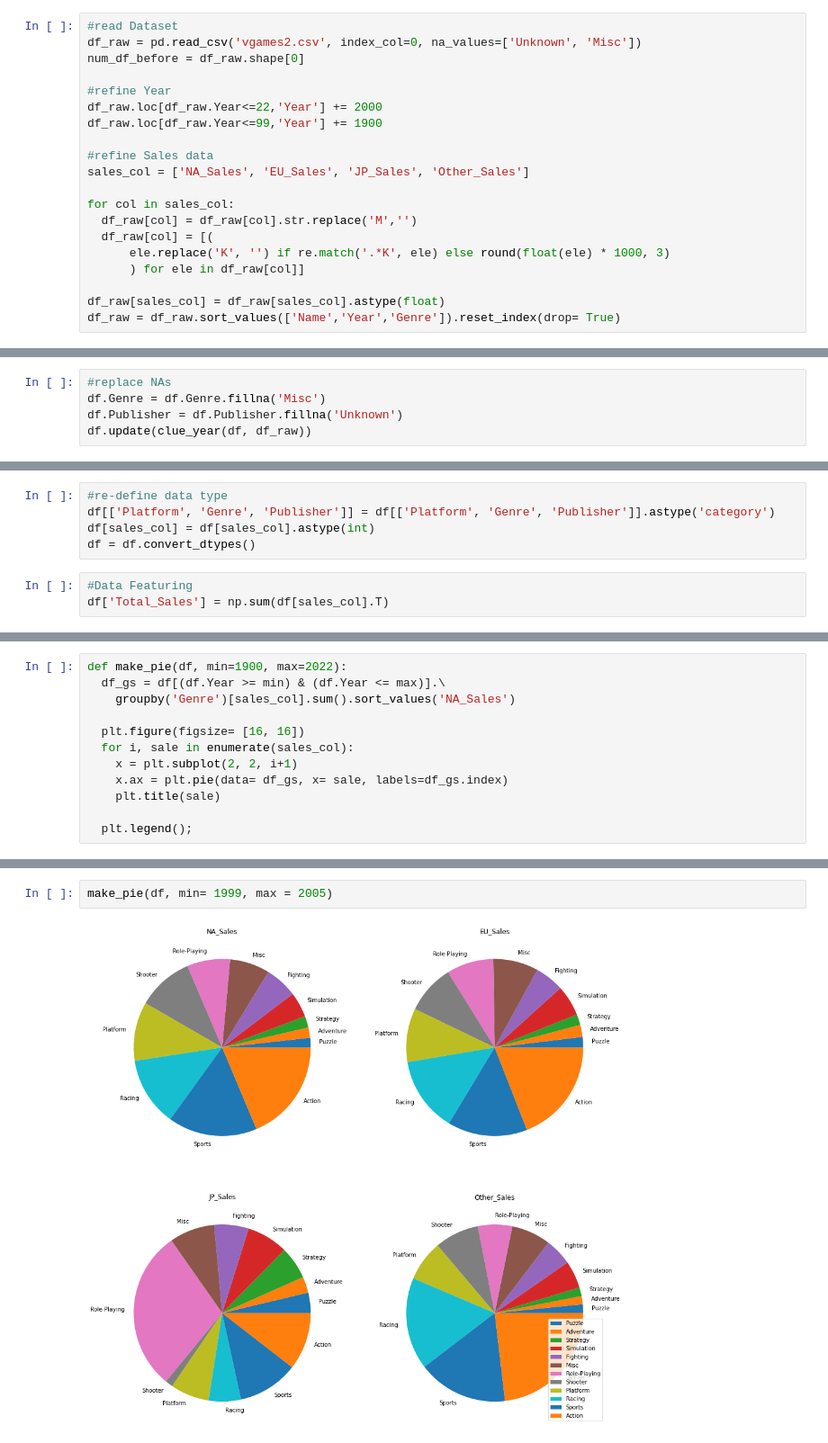
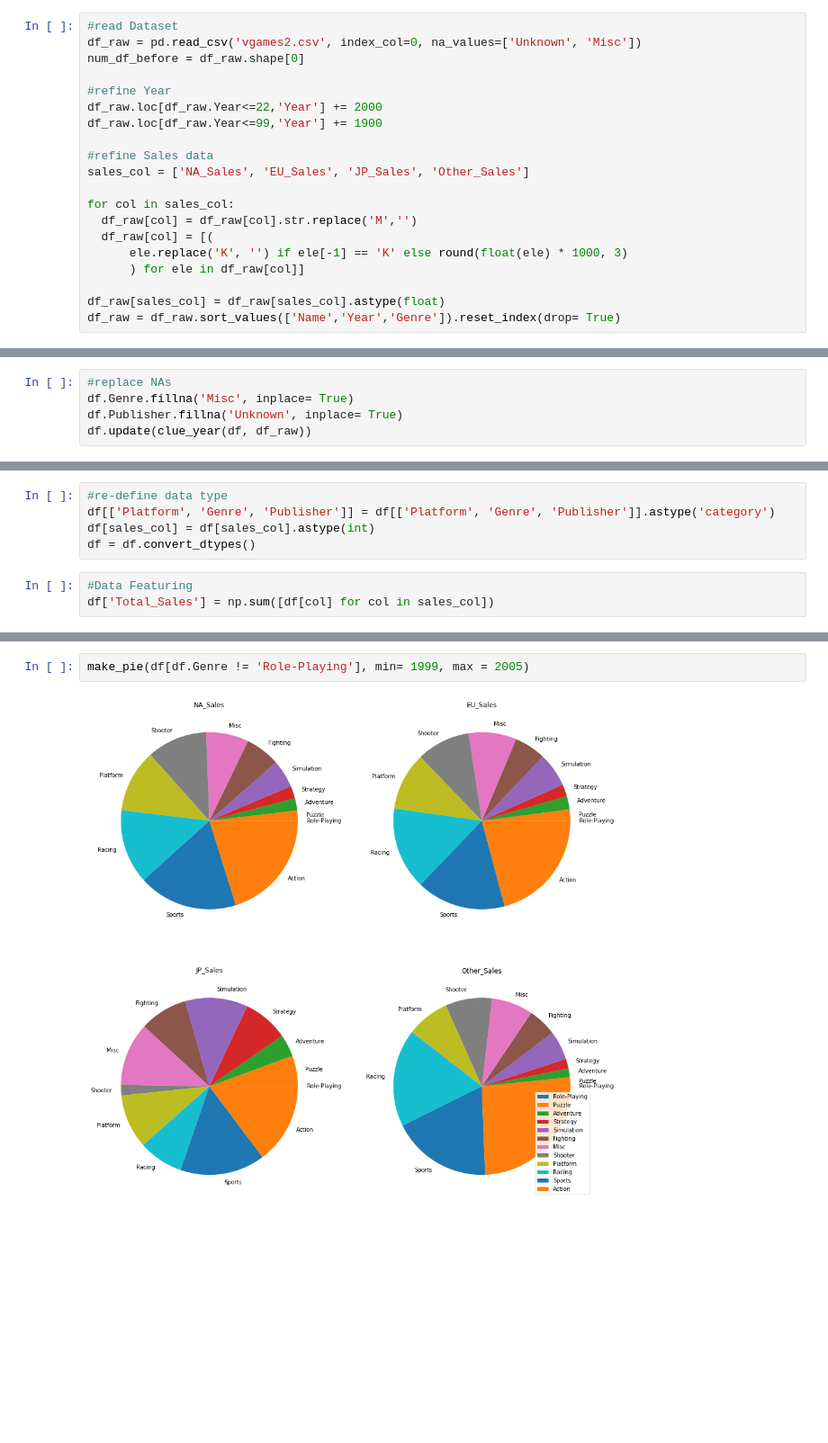
Before and after one commit to e080hsm/Section1_Project, a Jupyter notebook: ai14_n1xx_우성호.ipynb, the cells around one changed output, grey strips where cells are left out. Shown at 90% size. Cells and saved outputs as stored; diff of their text form; blank space fills up the shorter version.

```diff
--- a/ai14_n1xx_우성호.ipynb
+++ b/ai14_n1xx_우성호.ipynb
@@ -23,7 +24,7 @@ sales_col = ['NA_Sales', 'EU_Sales', 'JP_Sales', 'Other_Sales']
 for col in sales_col:
   df_raw[col] = df_raw[col].str.replace('M','')
   df_raw[col] = [(
-      ele.replace('K', '') if re.match('.*K', ele) else round(float(ele) * 1000, 3)
+      ele.replace('K', '') if ele[-1] == 'K' else round(float(ele) * 1000, 3)
       ) for ele in df_raw[col]]
 
 df_raw[sales_col] = df_raw[sales_col].astype(float)
@@ -192,6 +187,6 @@ dtypes: float64(5), object(4)
 memory usage: 1.1+ MB
 # %%
 #replace NAs
-df.Genre = df.Genre.fillna('Misc')
-df.Publisher = df.Publisher.fillna('Unknown')
+df.Genre.fillna('Misc', inplace= True)
+df.Publisher.fillna('Unknown', inplace= True)
 df.update(clue_year(df, df_raw))
@@ -207,7 +197,7 @@ df[sales_col] = df[sales_col].astype(int)
 df = df.convert_dtypes()
 # %%
 #Data Featuring
-df['Total_Sales'] = np.sum(df[sales_col].T)
+df['Total_Sales'] = np.sum([df[col] for col in sales_col])
 # %%
 df.info()
 # %% [output]
@@ -243,12 +240,0 @@ make_lineplot(df, min = 1980, max=1987)
-# %%
-def make_pie(df, min=1900, max=2022):
-  df_gs = df[(df.Year >= min) & (df.Year <= max)].\
-    groupby('Genre')[sales_col].sum().sort_values('NA_Sales')
-
-  plt.figure(figsize= [16, 16])
-  for i, sale in enumerate(sales_col):
-    x = plt.subplot(2, 2, i+1)
-    x.ax = plt.pie(data= df_gs, x= sale, labels=df_gs.index)
-    plt.title(sale)
-
-  plt.legend();
@@ -255,4 +247,4 @@ def make_pie(df, min=1900, max=2022):
 # %%
-make_pie(df, min= 1999, max = 2005)
+make_pie(df[df.Genre != 'Role-Playing'], min= 1999, max = 2005)
 # %% [output]
-[figure, old version]
+[figure, new version]
```
Also changed, not shown: parts of 8 cells of this notebook.
